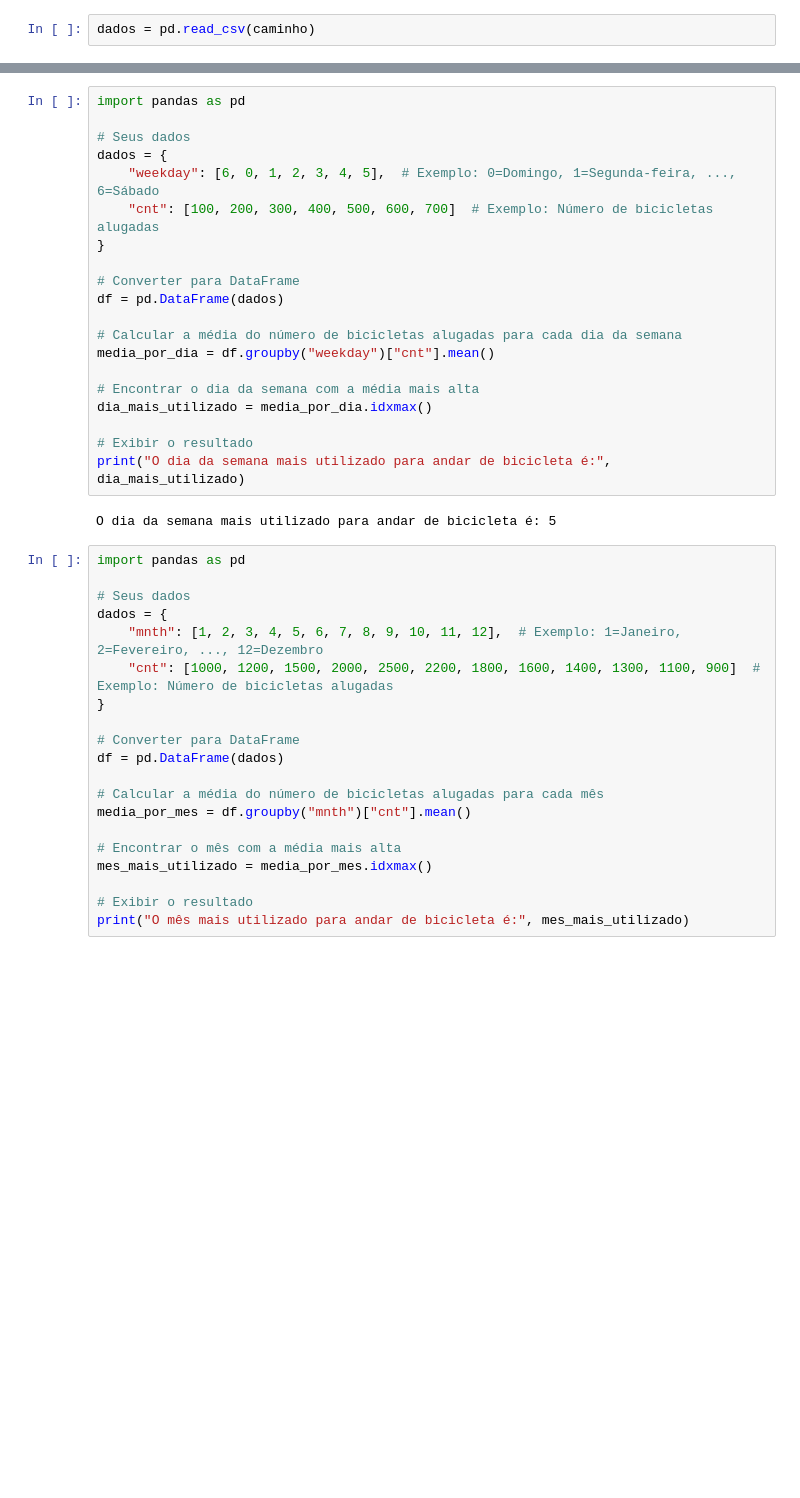
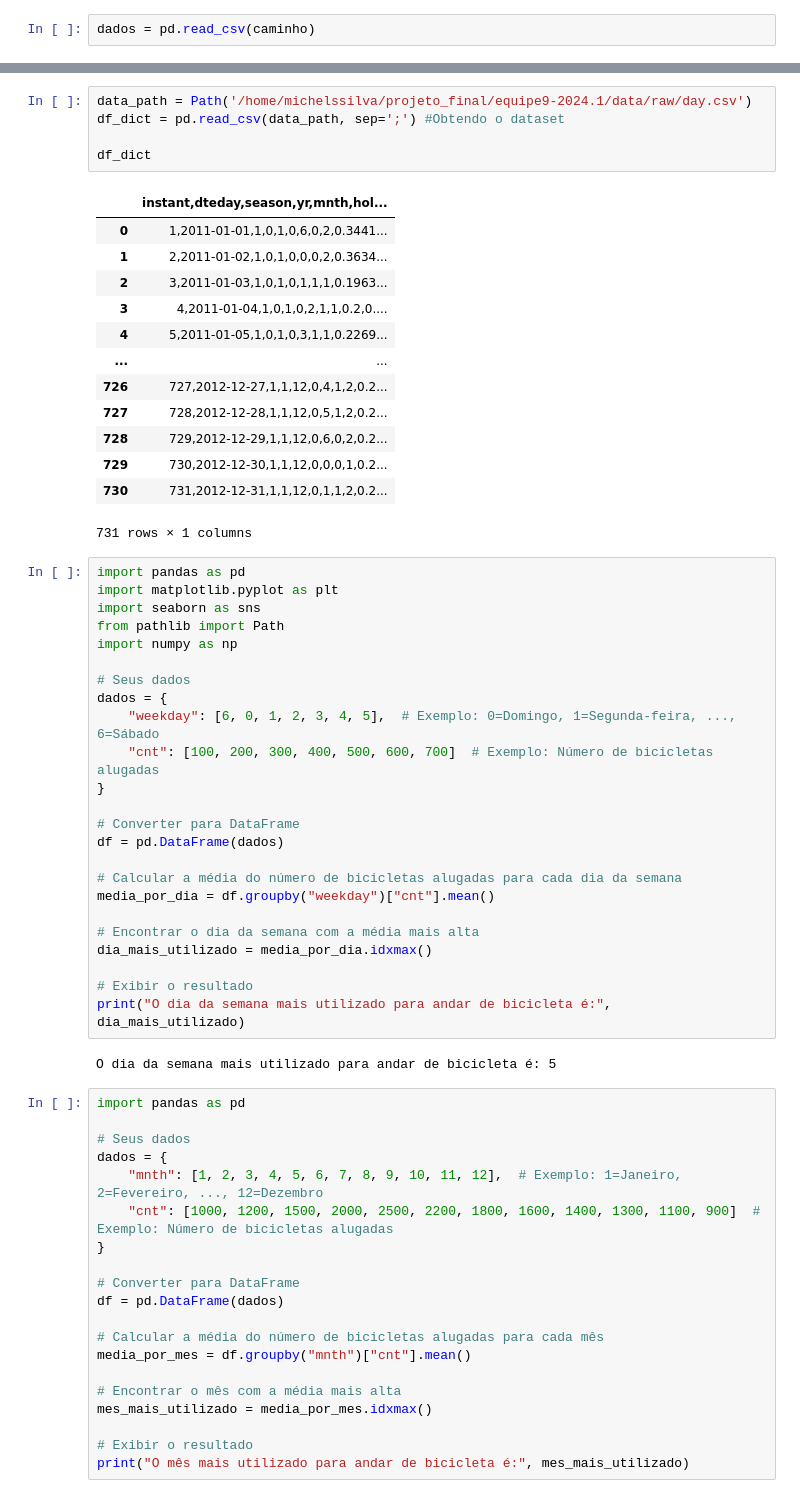
Before and after one commit to atlantico-academy/equipe9-2024.1, a Jupyter notebook: notebooks/analise_dados_bic_compartiladas.ipynb, the cells around one changed output, grey strips where cells are left out. Cells and saved outputs as stored; diff of their text form; blank space fills up the shorter version.

```diff
--- a/notebooks/analise_dados_bic_compartiladas.ipynb
+++ b/notebooks/analise_dados_bic_compartiladas.ipynb
@@ -19,8 +23,31 @@ dados.head()
 | 2 | 3 | 2011-01-03 | 1 | 0 | 1 | 0 | 1 | 1 | 1 | 0.196364 | ... |
 | 3 | 4 | 2011-01-04 | 1 | 0 | 1 | 0 | 2 | 1 | 1 | 0.200000 | ... |
 | 4 | 5 | 2011-01-05 | 1 | 0 | 1 | 0 | 3 | 1 | 1 | 0.226957 | ... |
+# %%
+data_path = Path('/home/michelssilva/projeto_final/equipe9-2024.1/data/raw/day.csv')
+df_dict = pd.read_csv(data_path, sep=';') #Obtendo o dataset
+
+df_dict
+# %% [output]
+|  | instant,dteday,season,yr,mnth,hol... |
+| 0 | 1,2011-01-01,1,0,1,0,6,0,2,0.3441... |
+| 1 | 2,2011-01-02,1,0,1,0,0,0,2,0.3634... |
+| 2 | 3,2011-01-03,1,0,1,0,1,1,1,0.1963... |
+| 3 | 4,2011-01-04,1,0,1,0,2,1,1,0.2,0.... |
+| 4 | 5,2011-01-05,1,0,1,0,3,1,1,0.2269... |
+| ... | ... |
+| 726 | 727,2012-12-27,1,1,12,0,4,1,2,0.2... |
+| 727 | 728,2012-12-28,1,1,12,0,5,1,2,0.2... |
+| 728 | 729,2012-12-29,1,1,12,0,6,0,2,0.2... |
+| 729 | 730,2012-12-30,1,1,12,0,0,0,1,0.2... |
+| 730 | 731,2012-12-31,1,1,12,0,1,1,2,0.2... |
+731 rows × 1 columns
 # %%
 import pandas as pd
+import matplotlib.pyplot as plt
+import seaborn as sns
+from pathlib import Path
+import numpy as np
 
 # Seus dados
 dados = {
```
Also changed, not shown: parts of 1 cell of this notebook.
